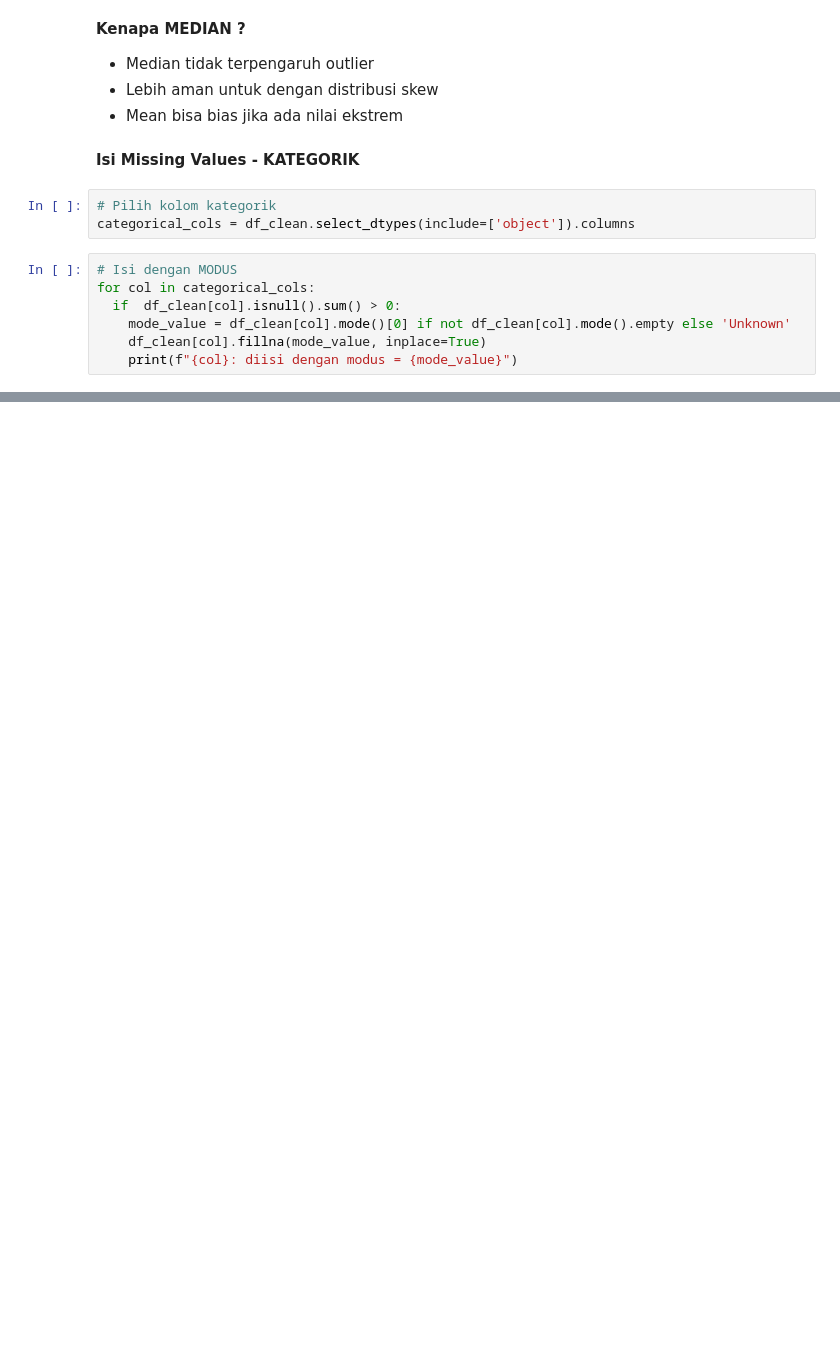
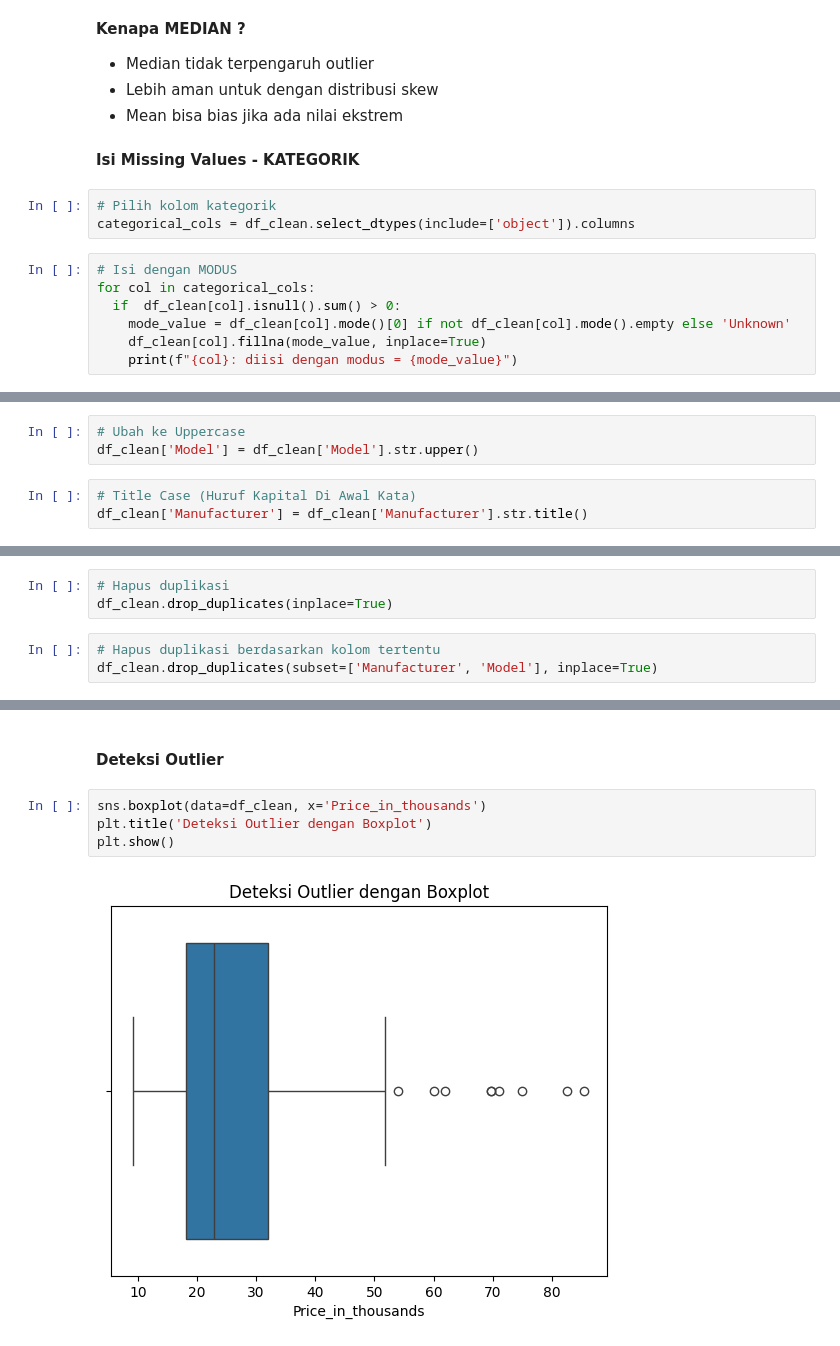
Before and after one commit to djohan-coder/Data-Car_sales, a Jupyter notebook: Car_sales data.ipynb, the cells around one changed output, grey strips where cells are left out. Saved outputs shown, nothing was run; the diff lists cells and outputs as text; blank space fills up the shorter version.

Commit message:
(EDA) Car_sales_data

```diff
--- a/Car_sales data.ipynb
+++ b/Car_sales data.ipynb
@@ -350,0 +372,6 @@ for col in categorical_cols:
+# %%
+# Ubah ke Uppercase
+df_clean['Model'] = df_clean['Model'].str.upper()
+# %%
+# Title Case (Huruf Kapital Di Awal Kata)
+df_clean['Manufacturer'] = df_clean['Manufacturer'].str.title()
@@ -350,0 +516,6 @@ for col in categorical_cols:
+# %%
+# Hapus duplikasi
+df_clean.drop_duplicates(inplace=True)
+# %%
+# Hapus duplikasi berdasarkan kolom tertentu
+df_clean.drop_duplicates(subset=['Manufacturer', 'Model'], inplace=True)
@@ -350,0 +537,10 @@ for col in categorical_cols:
+# %% [markdown]
+>
+# %% [markdown]
+**Deteksi Outlier**
+# %%
+sns.boxplot(data=df_clean, x='Price_in_thousands')
+plt.title('Deteksi Outlier dengan Boxplot')
+plt.show()
+# %% [output]
+[figure, added]
```
Also changed, not shown: parts of 90 cells of this notebook.
